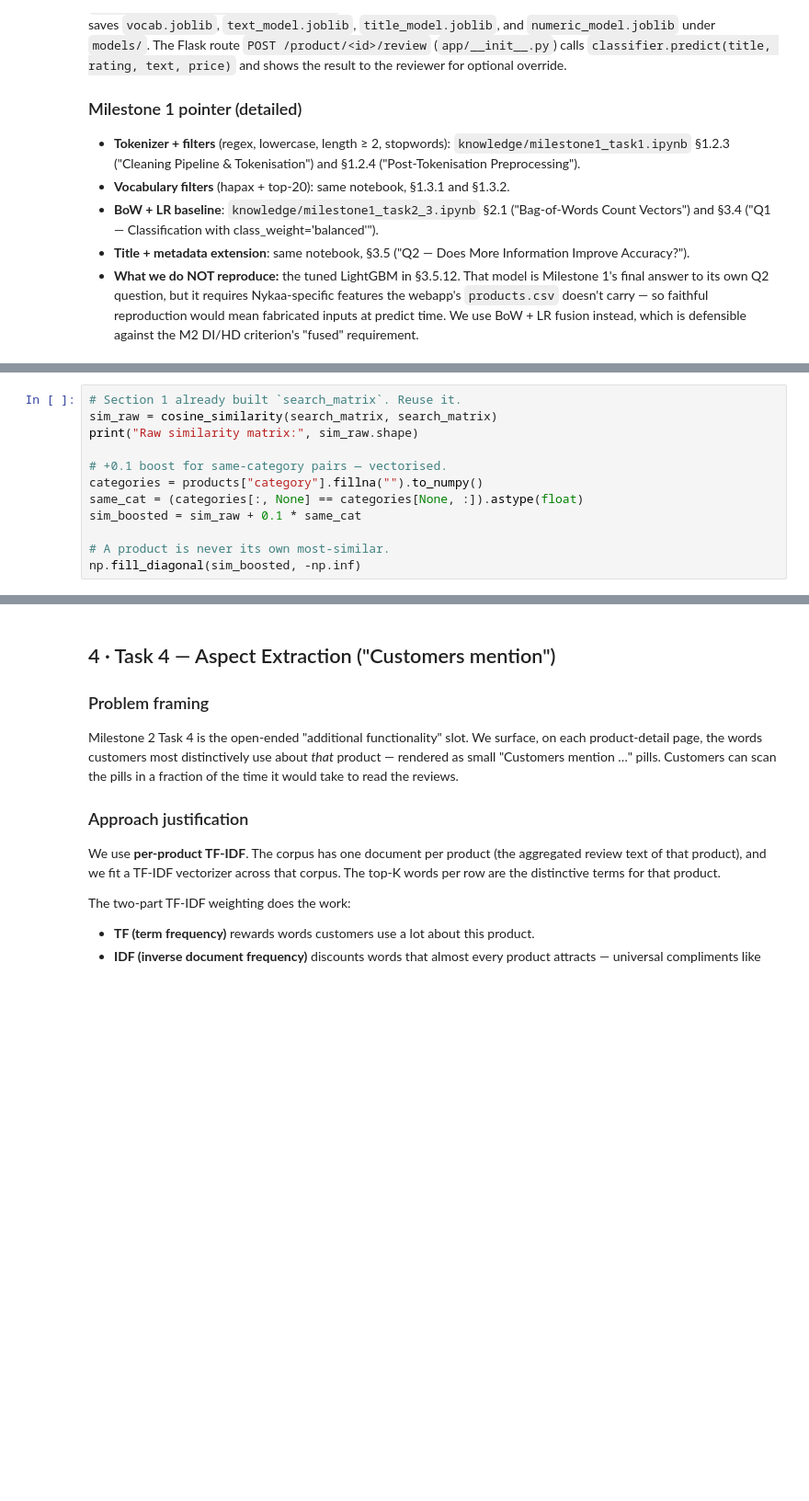
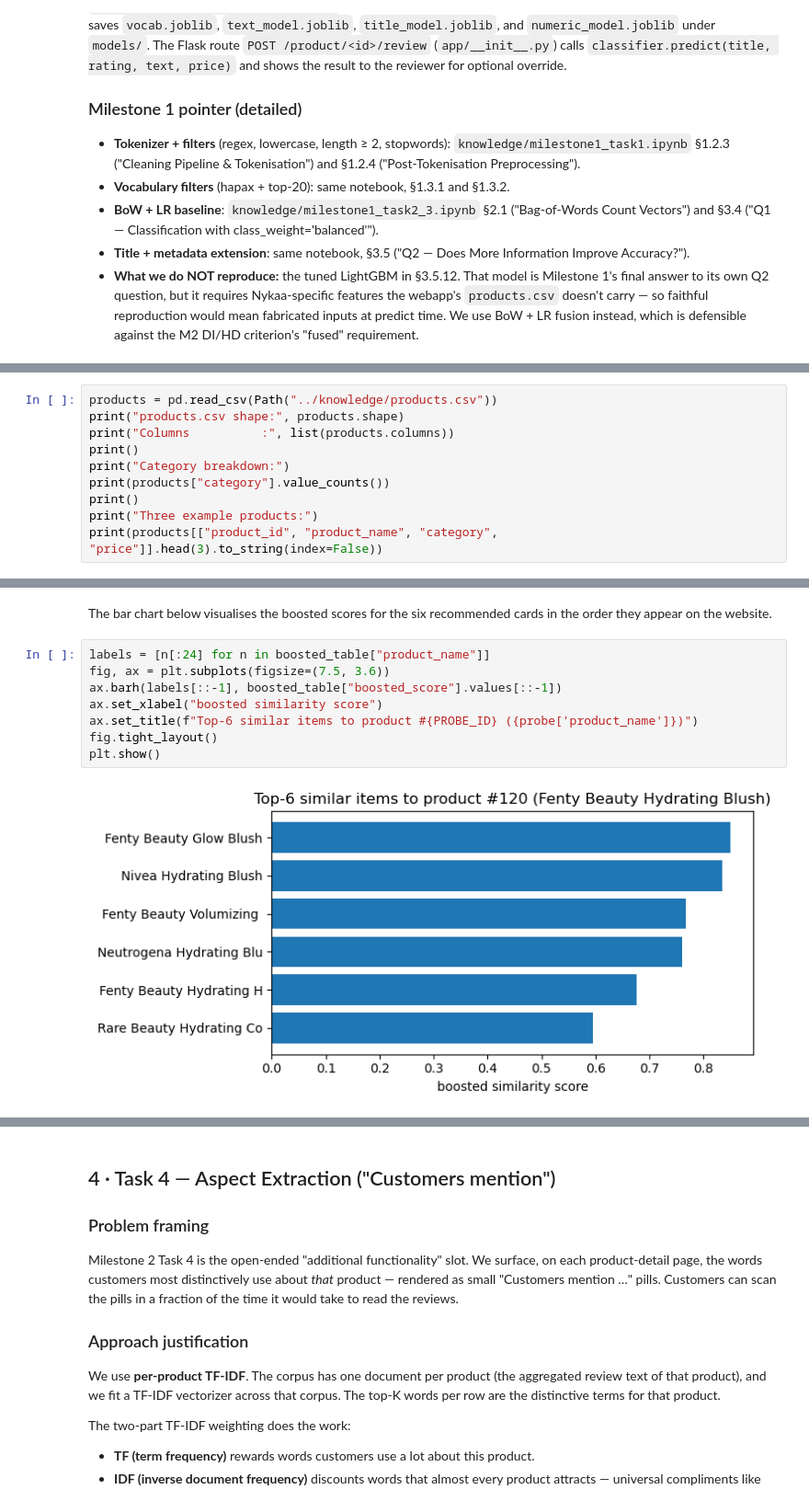
Before and after one commit to OphelieManon/nlp-website, a Jupyter notebook: notebooks/milestone2.ipynb, the cells around one changed output, grey strips where cells are left out. Shown at 92% size. Cells and saved outputs as stored; diff of their text form; blank space fills up the shorter version.

```diff
--- a/notebooks/milestone2.ipynb
+++ b/notebooks/milestone2.ipynb
@@ -735,12 +732,0 @@ the similarity basis works uniformly across the catalogue.
-# %%
-# Section 1 already built `search_matrix`. Reuse it.
-sim_raw = cosine_similarity(search_matrix, search_matrix)
-print("Raw similarity matrix:", sim_raw.shape)
-
-# +0.1 boost for same-category pairs — vectorised.
-categories = products["category"].fillna("").to_numpy()
-same_cat = (categories[:, None] == categories[None, :]).astype(float)
-sim_boosted = sim_raw + 0.1 * same_cat
-
-# A product is never its own most-similar.
-np.fill_diagonal(sim_boosted, -np.inf)
@@ -784,0 +786,10 @@ plt.show()
+# %%
+products = pd.read_csv(Path("../knowledge/products.csv"))
+print("products.csv shape:", products.shape)
+print("Columns          :", list(products.columns))
+print()
+print("Category breakdown:")
+print(products["category"].value_counts())
+print()
+print("Three example products:")
+print(products[["product_id", "product_name", "category", "price"]].head(3).to_string(index=False))
@@ -785,3 +1140,16 @@ plt.show()
+# %% [markdown]
+The bar chart below visualises the boosted scores for the six
+recommended cards in the order they appear on the website.
+# %%
+labels = [n[:24] for n in boosted_table["product_name"]]
+fig, ax = plt.subplots(figsize=(7.5, 3.6))
+ax.barh(labels[::-1], boosted_table["boosted_score"].values[::-1])
+ax.set_xlabel("boosted similarity score")
+ax.set_title(f"Top-6 similar items to product #{PROBE_ID} ({probe['product_name']})")
+fig.tight_layout()
+plt.show()
+# %% [output]
+[figure, added]
 # %% [markdown]
 ### Analysis
 
```
Also changed, not shown: parts of 17 cells of this notebook, 1 other file.
